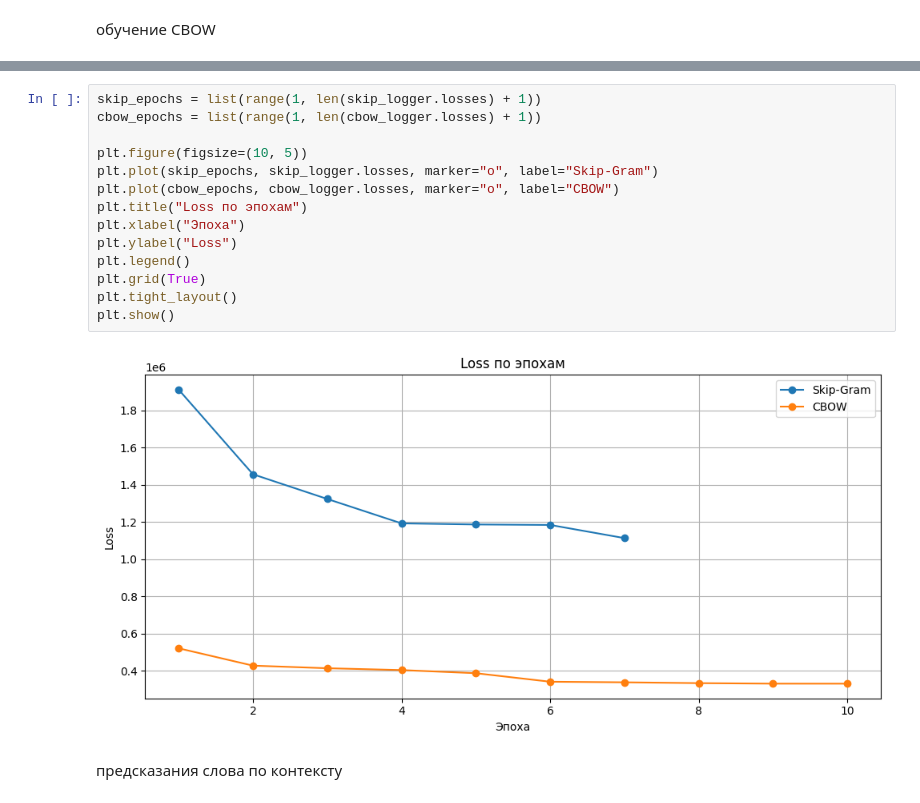
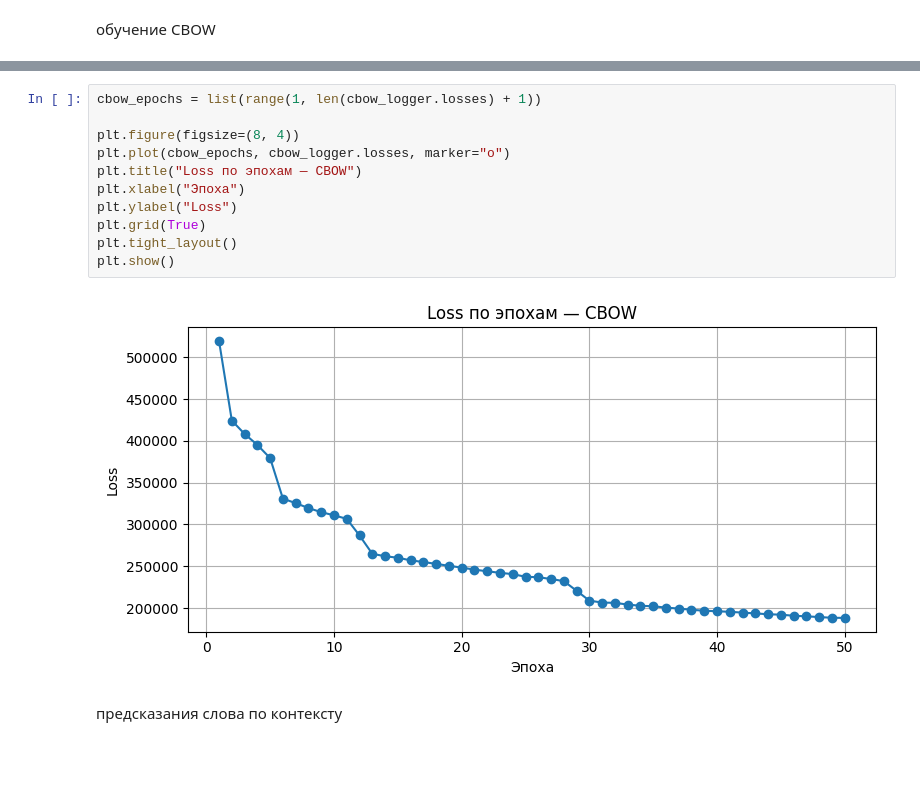
Before and after one commit to XXXXXX1X1/PAC, a Jupyter notebook: 4_semestr/5_Lab/main.ipynb, the cells around one changed output, grey strips where cells are left out. Saved outputs shown, nothing was run; the diff lists cells and outputs as text; blank space fills up the shorter version.

```diff
--- a/4_semestr/5_Lab/main.ipynb
+++ b/4_semestr/5_Lab/main.ipynb
@@ -219,19 +227,16 @@ CBOW обучена
 # %%
-skip_epochs = list(range(1, len(skip_logger.losses) + 1))
 cbow_epochs = list(range(1, len(cbow_logger.losses) + 1))
 
-plt.figure(figsize=(10, 5))
-plt.plot(skip_epochs, skip_logger.losses, marker="o", label="Skip-Gram")
-plt.plot(cbow_epochs, cbow_logger.losses, marker="o", label="CBOW")
-plt.title("Loss по эпохам")
+plt.figure(figsize=(8, 4))
+plt.plot(cbow_epochs, cbow_logger.losses, marker="o")
+plt.title("Loss по эпохам — CBOW")
 plt.xlabel("Эпоха")
 plt.ylabel("Loss")
-plt.legend()
 plt.grid(True)
 plt.tight_layout()
 plt.show()
 # %% [output]
-[figure, old version]
+[figure, new version]
 # %% [markdown]
 предсказания слова по контексту
 # %%
```
Also changed, not shown: parts of 9 cells of this notebook.
